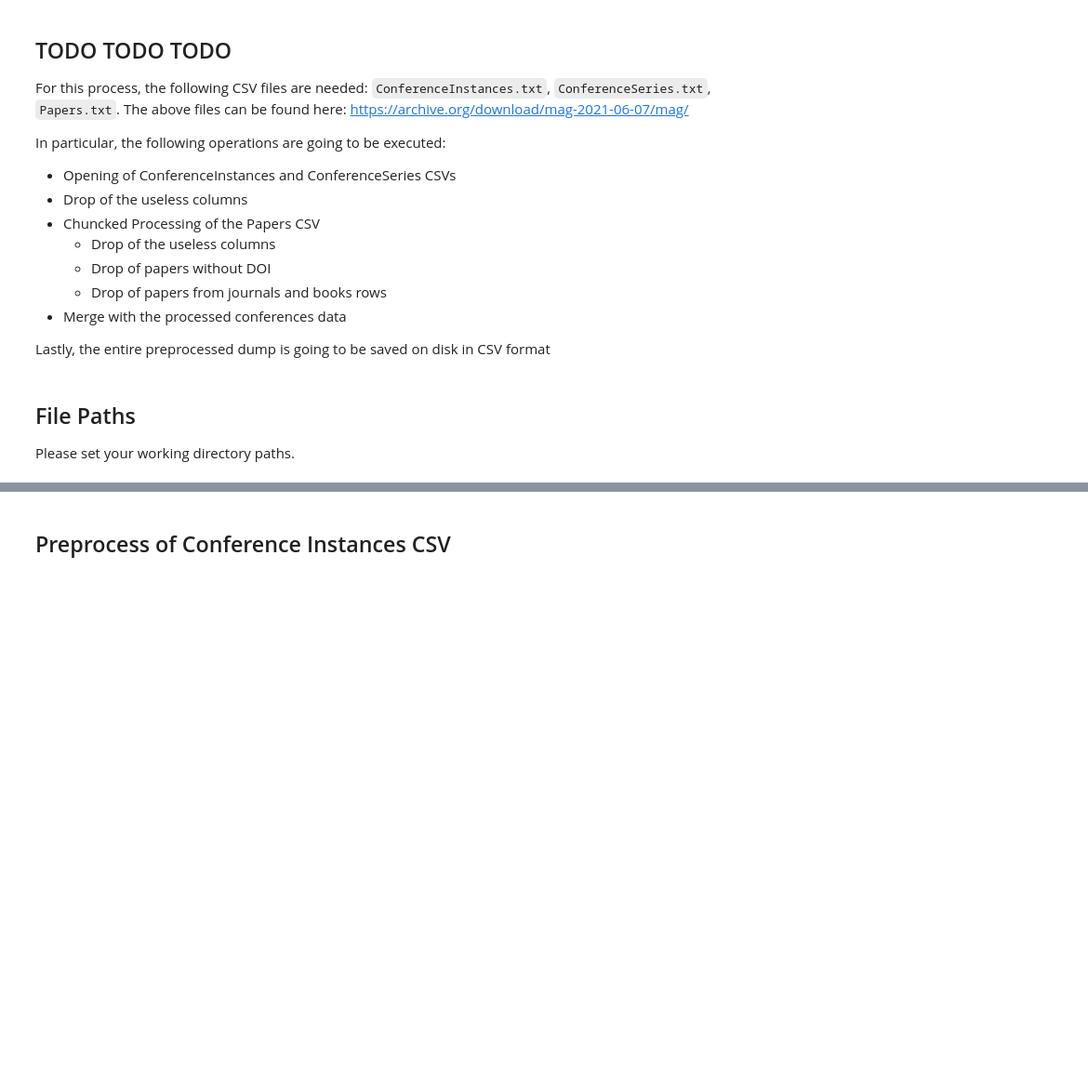
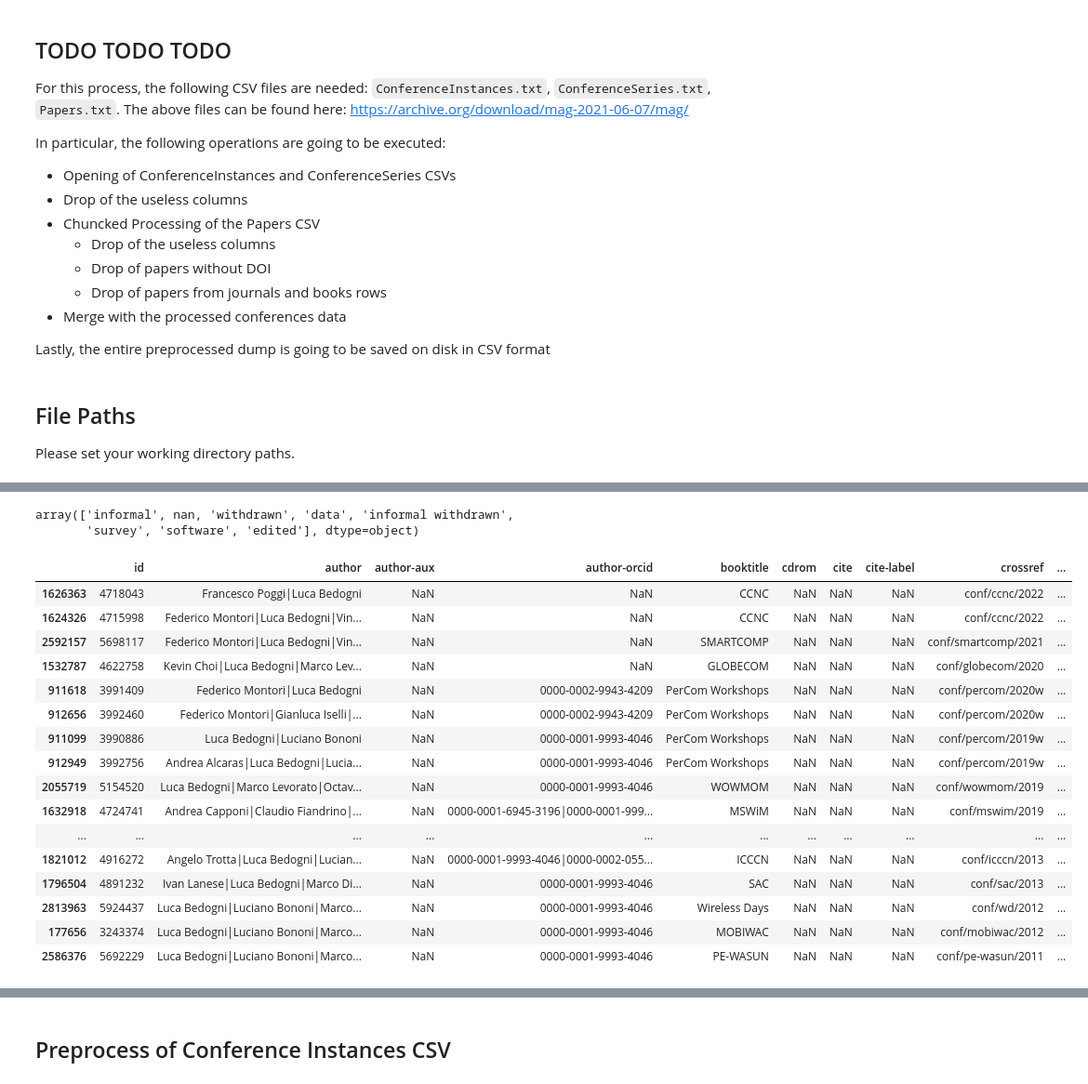
Before and after one commit to MarcoTerzulli/conftur_terzulli, a Jupyter notebook: Pipeline Citation Dumps Preprocess/preprocess_dblp_alpha_1.ipynb, the cells around one changed output, grey strips where cells are left out. Shown at 93% size. Cells and saved outputs as stored; diff of their text form; code cells hidden in the pictures; blank space fills up the shorter version.

Commit message:
Conversione dataset DBLP XML: Primi tentativi di conversione con librerie open source

```diff
--- a/Pipeline Citation Dumps Preprocess/preprocess_dblp_alpha_1.ipynb
+++ b/Pipeline Citation Dumps Preprocess/preprocess_dblp_alpha_1.ipynb
@@ -54,0 +122,8 @@ preprocessed_papers_csv_path = r'/Users/marcoterzulli/File/Scuola Local/Magistra
+# %%
+# Read of the DBLP Raw Dump
+
+# The column names follow the MAG' scheme official documentation
+#df_mag_conf_instances_col_names = ['ConferenceInstanceID', 'NormalizedName', 'DisplayName', 'ConferenceSeriesID', 'Location', 'OfficialUrl', 'StartDate', 'EndDate', 'AbstractRegistrationDate', 'SubmissionDeadlineDate', 'NotificationDueDate', 'FinalVersionDueDate', 'PageCount', 'PaperFamilyCount', 'CitationCount', 'Latitude', 'Longitude', 'CreatedDate']
+
+df_dblp_raw = pd.read_csv(path_file_import + 'out_dblp_raw_v2_inproceedings.csv', sep=';', on_bad_lines='skip')
+df_dblp_raw
@@ -54,0 +144,3 @@ preprocessed_papers_csv_path = r'/Users/marcoterzulli/File/Scuola Local/Magistra
+# %%
+df_dblp_raw = df_dblp_raw.sort_values(by='year', ascending=False)
+df_dblp_raw
@@ -54,0 +161,27 @@ preprocessed_papers_csv_path = r'/Users/marcoterzulli/File/Scuola Local/Magistra
+# %%
+publtype = df_dblp_raw['publtype'].unique()
+publtype
+# %% [output]
+array(['informal', nan, 'withdrawn', 'data', 'informal withdrawn',
+       'survey', 'software', 'edited'], dtype=object)
+# %%
+publtype = df_dblp_raw.loc[df_dblp_raw.author.str.contains("Bedogni", na=False)]
+publtype
+# %% [output]
+|  | id | author | author-aux | author-orcid | booktitle | cdrom | cite | cite-label | crossref | ... |
+| 1626363 | 4718043 | Francesco Poggi|Luca Bedogni | NaN | NaN | CCNC | NaN | NaN | NaN | conf/ccnc/2022 | ... |
+| 1624326 | 4715998 | Federico Montori|Luca Bedogni|Vin... | NaN | NaN | CCNC | NaN | NaN | NaN | conf/ccnc/2022 | ... |
+| 2592157 | 5698117 | Federico Montori|Luca Bedogni|Vin... | NaN | NaN | SMARTCOMP | NaN | NaN | NaN | conf/smartcomp/2021 | ... |
+| 1532787 | 4622758 | Kevin Choi|Luca Bedogni|Marco Lev... | NaN | NaN | GLOBECOM | NaN | NaN | NaN | conf/globecom/2020 | ... |
+| 911618 | 3991409 | Federico Montori|Luca Bedogni | NaN | 0000-0002-9943-4209 | PerCom Workshops | NaN | NaN | NaN | conf/percom/2020w | ... |
+| 912656 | 3992460 | Federico Montori|Gianluca Iselli|... | NaN | 0000-0002-9943-4209 | PerCom Workshops | NaN | NaN | NaN | conf/percom/2020w | ... |
+| 911099 | 3990886 | Luca Bedogni|Luciano Bononi | NaN | 0000-0001-9993-4046 | PerCom Workshops | NaN | NaN | NaN | conf/percom/2019w | ... |
+| 912949 | 3992756 | Andrea Alcaras|Luca Bedogni|Lucia... | NaN | 0000-0001-9993-4046 | PerCom Workshops | NaN | NaN | NaN | conf/percom/2019w | ... |
+| 2055719 | 5154520 | Luca Bedogni|Marco Levorato|Octav... | NaN | 0000-0001-9993-4046 | WOWMOM | NaN | NaN | NaN | conf/wowmom/2019 | ... |
+| 1632918 | 4724741 | Andrea Capponi|Claudio Fiandrino|... | NaN | 0000-0001-6945-3196|0000-0001-999... | MSWiM | NaN | NaN | NaN | conf/mswim/2019 | ... |
+| ... | ... | ... | ... | ... | ... | ... | ... | ... | ... | ... |
+| 1821012 | 4916272 | Angelo Trotta|Luca Bedogni|Lucian... | NaN | 0000-0001-9993-4046|0000-0002-055... | ICCCN | NaN | NaN | NaN | conf/icccn/2013 | ... |
+| 1796504 | 4891232 | Ivan Lanese|Luca Bedogni|Marco Di... | NaN | 0000-0001-9993-4046 | SAC | NaN | NaN | NaN | conf/sac/2013 | ... |
+| 2813963 | 5924437 | Luca Bedogni|Luciano Bononi|Marco... | NaN | 0000-0001-9993-4046 | Wireless Days | NaN | NaN | NaN | conf/wd/2012 | ... |
+| 177656 | 3243374 | Luca Bedogni|Luciano Bononi|Marco... | NaN | 0000-0001-9993-4046 | MOBIWAC | NaN | NaN | NaN | conf/mobiwac/2012 | ... |
+| 2586376 | 5692229 | Luca Bedogni|Luciano Bononi|Marco... | NaN | 0000-0001-9993-4046 | PE-WASUN | NaN | NaN | NaN | conf/pe-wasun/2011 | ... |
```
Also changed, not shown: parts of 12 cells of this notebook, 2 other files.
